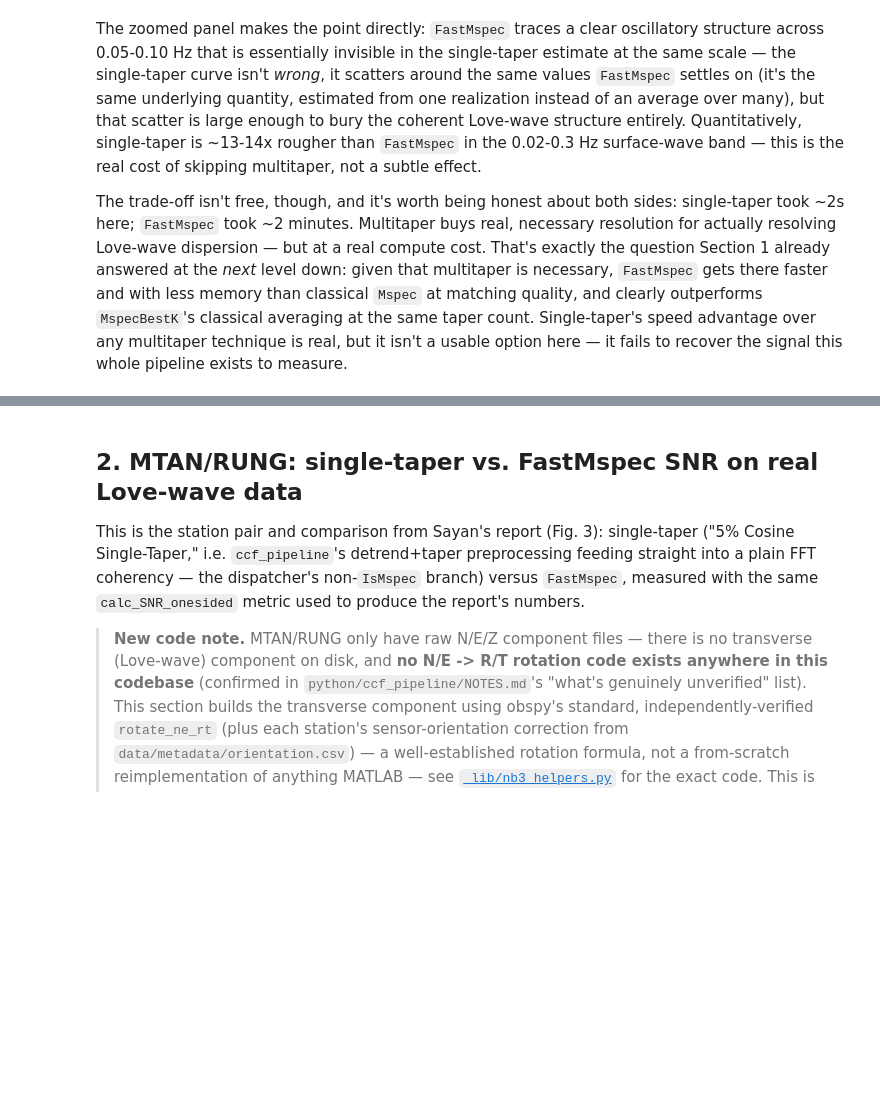
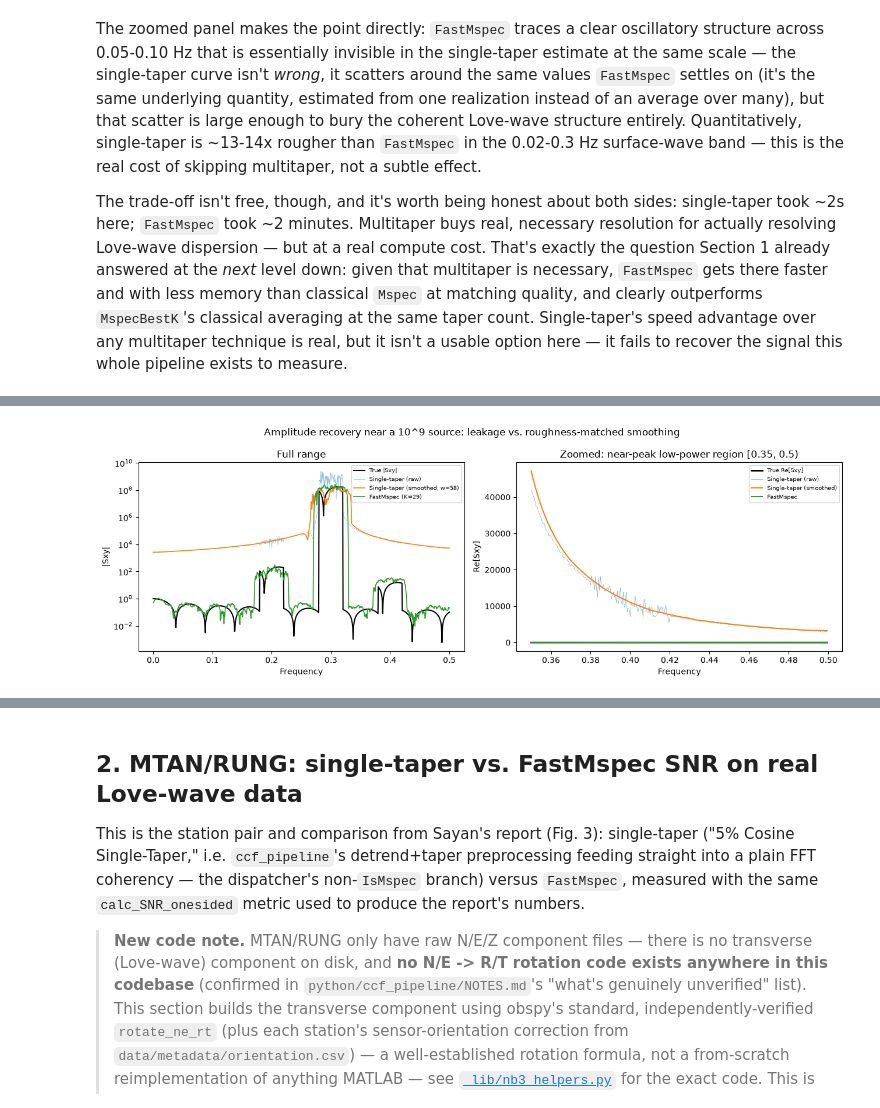
Before and after one commit to URseismology/FastMSPEC, a Jupyter notebook: notebooks/03_fastmspec_application.ipynb, the cells around one changed output, grey strips where cells are left out. Cells and saved outputs as stored; diff of their text form; code cells hidden in the pictures; blank space fills up the shorter version.

```diff
--- a/notebooks/03_fastmspec_application.ipynb
+++ b/notebooks/03_fastmspec_application.ipynb
@@ -333,0 +420,22 @@ to recover the signal this whole pipeline exists to measure.
+# %%
+fig, axes = plt.subplots(1, 2, figsize=(13, 4.5))
+axes[0].semilogy(f_one, np.abs(target_one), 'k-', linewidth=1.5, label='True |Sxy|')
+axes[0].semilogy(f_one, np.abs(sxy_single_one), linewidth=0.4, alpha=0.6, label='Single-taper (raw)')
+axes[0].semilogy(f_one, np.abs(sxy_smoothed), linewidth=1.2, label=f'Single-taper (smoothed, w={best_w})')
+axes[0].semilogy(f_one, np.abs(sxy_fast), linewidth=1.2, label=f'FastMspec (K={fmtse_leak.K})')
+axes[0].set_xlabel('Frequency'); axes[0].set_ylabel('|Sxy|')
+axes[0].set_title('Full range')
+axes[0].legend(fontsize=7)
+
+axes[1].plot(f_one[near_peak], target_one[near_peak].real, 'k-', linewidth=2, label='True Re[Sxy]')
+axes[1].plot(f_one[near_peak], sxy_single_one[near_peak].real, linewidth=0.5, alpha=0.6, label='Single-taper (raw)')
+axes[1].plot(f_one[near_peak], sxy_smoothed[near_peak].real, linewidth=1.5, label='Single-taper (smoothed)')
+axes[1].plot(f_one[near_peak], sxy_fast[near_peak].real, linewidth=1.5, label='FastMspec')
+axes[1].set_xlabel('Frequency'); axes[1].set_ylabel('Re[Sxy]')
+axes[1].set_title('Zoomed: near-peak low-power region [0.35, 0.5)')
+axes[1].legend(fontsize=7)
+plt.suptitle('Amplitude recovery near a 10^9 source: leakage vs. roughness-matched smoothing')
+plt.tight_layout()
+plt.show()
+# %% [output]
+[figure, added]
```
Also changed, not shown: parts of 4 cells of this notebook, 2 other files.
